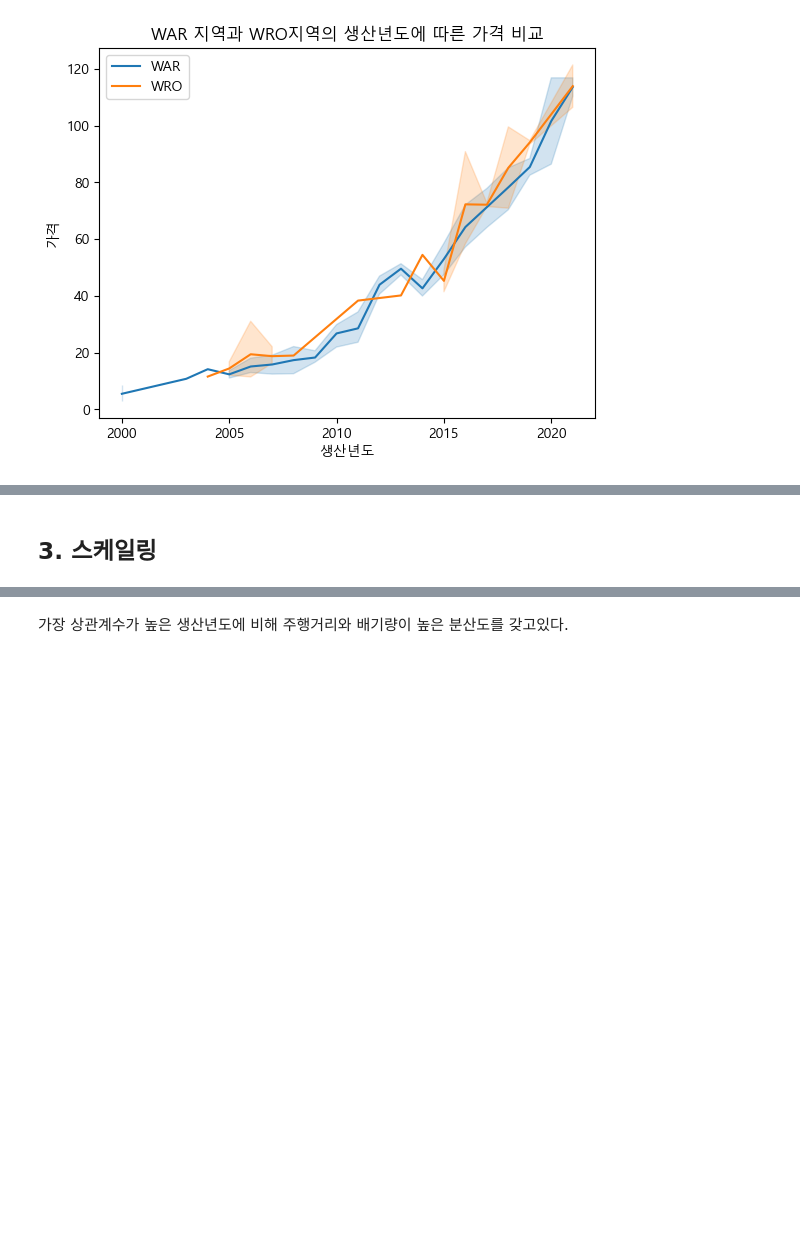
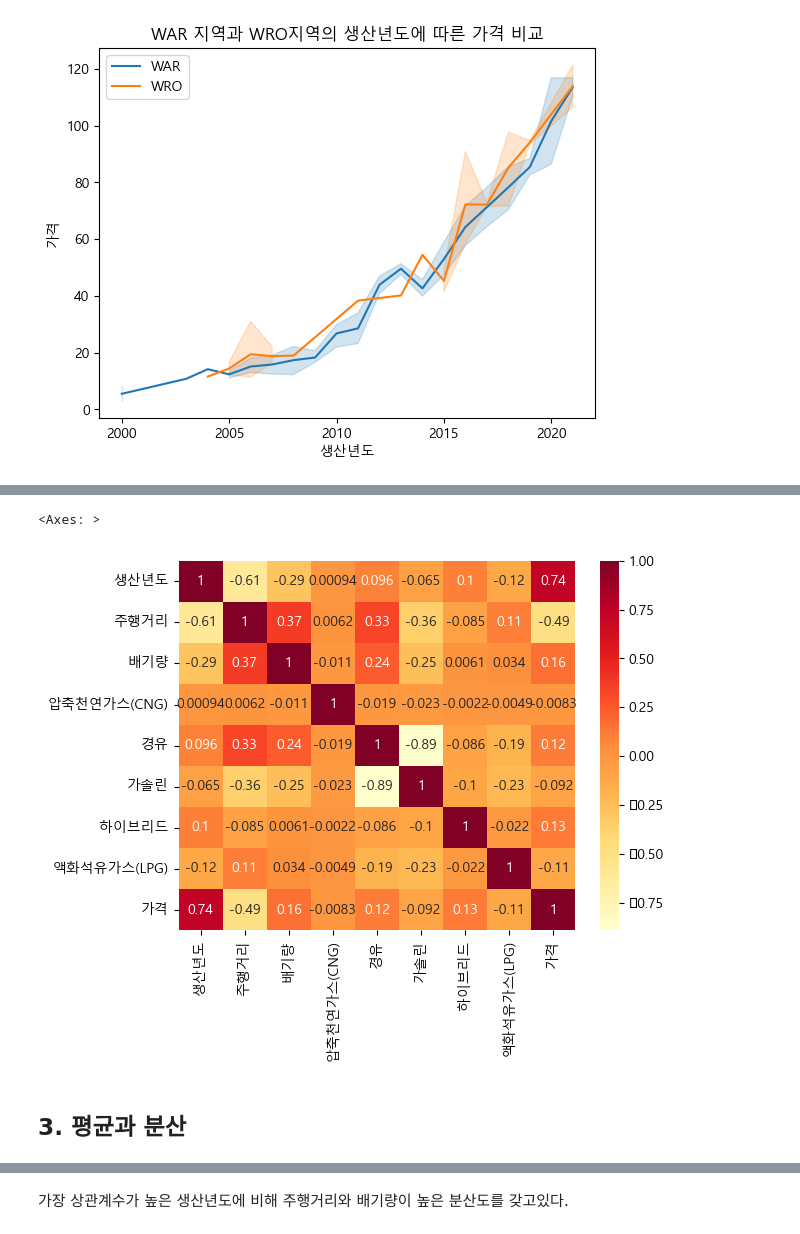
Before and after one commit to woojooc/ML_Car, a Jupyter notebook: lala/EDA/eda_oldcar_dacon.ipynb, the cells around one changed output, grey strips where cells are left out. Saved outputs shown, nothing was run; the diff lists cells and outputs as text; code cells hidden in the pictures; blank space fills up the shorter version.

```diff
--- a/lala/EDA/eda_oldcar_dacon.ipynb
+++ b/lala/EDA/eda_oldcar_dacon.ipynb
@@ -886,5 +886,11 @@ plt.show()
+# %%
+numeric_cols = df.select_dtypes(include='number')
+sns.heatmap(numeric_cols.corr(), annot=True, cmap='YlOrRd')
+# %% [output]
+<Axes: >
+[figure, added]
 # %% [markdown]
-## 3. 스케일링
+## 3. 평균과 분산
 # %%
 print(f'''
       평균
```
Also changed, not shown: parts of 21 cells of this notebook, 1 other file.
